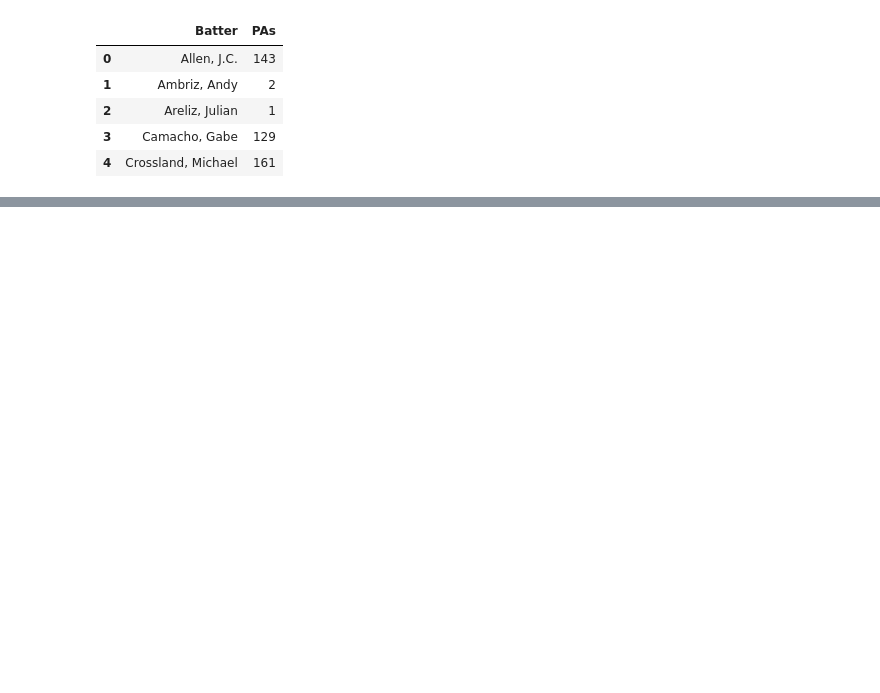
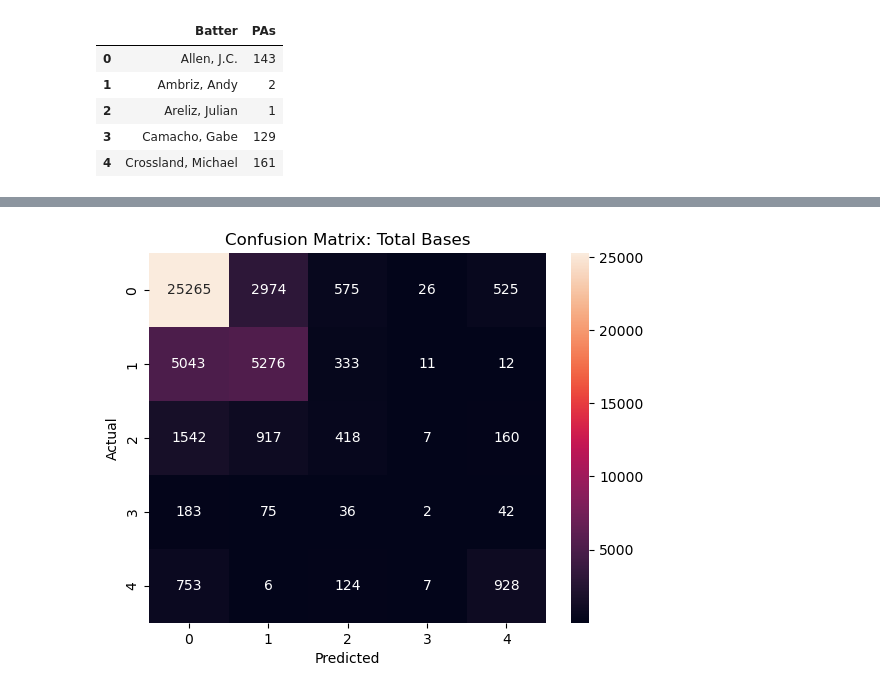
Before and after one commit to jackkalsched/UCSD_Baseball_25, a Jupyter notebook: Hitting/expected_metrics/expected_metrics.ipynb, the cells around one changed output, grey strips where cells are left out. Cells and saved outputs as stored; diff of their text form; code cells hidden in the pictures; blank space fills up the shorter version.

```diff
--- a/Hitting/expected_metrics/expected_metrics.ipynb
+++ b/Hitting/expected_metrics/expected_metrics.ipynb
@@ -433,0 +468,3 @@ woba_ucsd
+# %%
+batted_ball = necessary_data[necessary_data['PitchCall'] == 'InPlay']
+batted_ball.head()
@@ -433,0 +478,74 @@ woba_ucsd
+# %%
+## Random Forest Model
+## Set feature dataset with EV and LA
+## Target variable is total bases
+
+X = batted_ball[['ExitSpeed', 'Angle']]
+y = batted_ball[['Bases']]
+
+X_train, X_test, y_train, y_test = train_test_split(
+    X, y, test_size=0.2, stratify=y, random_state=42
+)
+
+forest_clf = RandomForestClassifier(
+    n_estimators = 200,
+    max_depth = None,
+    random_state = 42
+)
+
+forest_clf.fit(X_train, y_train)
+
+## import evaluation metrics from sklearn
+from sklearn.metrics import (
+    accuracy_score, log_loss, confusion_matrix, classification_report,
+    roc_auc_score
+)
+from sklearn.preprocessing import label_binarize
+import matplotlib.pyplot as plt
+import seaborn as sns
+import numpy as np
+
+# Predictions
+y_pred = forest_clf.predict(X_test)
+y_pred_proba = forest_clf.predict_proba(X_test)
+
+# 1. Accuracy
+print("Accuracy:", accuracy_score(y_test, y_pred))
+
+# 2. Log Loss
+print("Log Loss:", log_loss(y_test, y_pred_proba))
+
+# 3. Brier Score (multi-class)
+y_test_bin = label_binarize(y_test, classes=forest_clf.classes_)
+brier = ((y_pred_proba - y_test_bin) ** 2).mean()
+print("Brier Score:", brier)
+
+# 4. ROC AUC (OvR)
+auc_ovr = roc_auc_score(y_test_bin, y_pred_proba, multi_class="ovr")
+print("ROC AUC (OvR):", auc_ovr)
+
+# 5. Confusion Matrix
+cm = confusion_matrix(y_test, y_pred, labels=forest_clf.classes_)
+sns.heatmap(cm, annot=True, fmt="d", xticklabels=forest_clf.classes_, yticklabels=forest_clf.classes_)
+plt.xlabel("Predicted")
+plt.ylabel("Actual")
+plt.title("Confusion Matrix: Total Bases")
+plt.show()
+
+# 6. Classification report (per-class precision, recall, F1)
+print(classification_report(y_test, y_pred))
+
+
+## set total base predicted probabilities to a dataset
+probs = forest_clf.predict_proba(X)
+
+probs_df = pd.DataFrame(
+    probs,
+    columns=[f"prob_{cls}" for cls in forest_clf.classes_],
+    index=X.index  # keep same index for alignment
+)
+
+df_with_probs = necessary_data.join(probs_df)
+
+df_with_probs.head()
+# %% [output]
@@ -433,0 +556 @@ woba_ucsd
+[figure, added]
```
Also changed, not shown: parts of 27 cells of this notebook.
